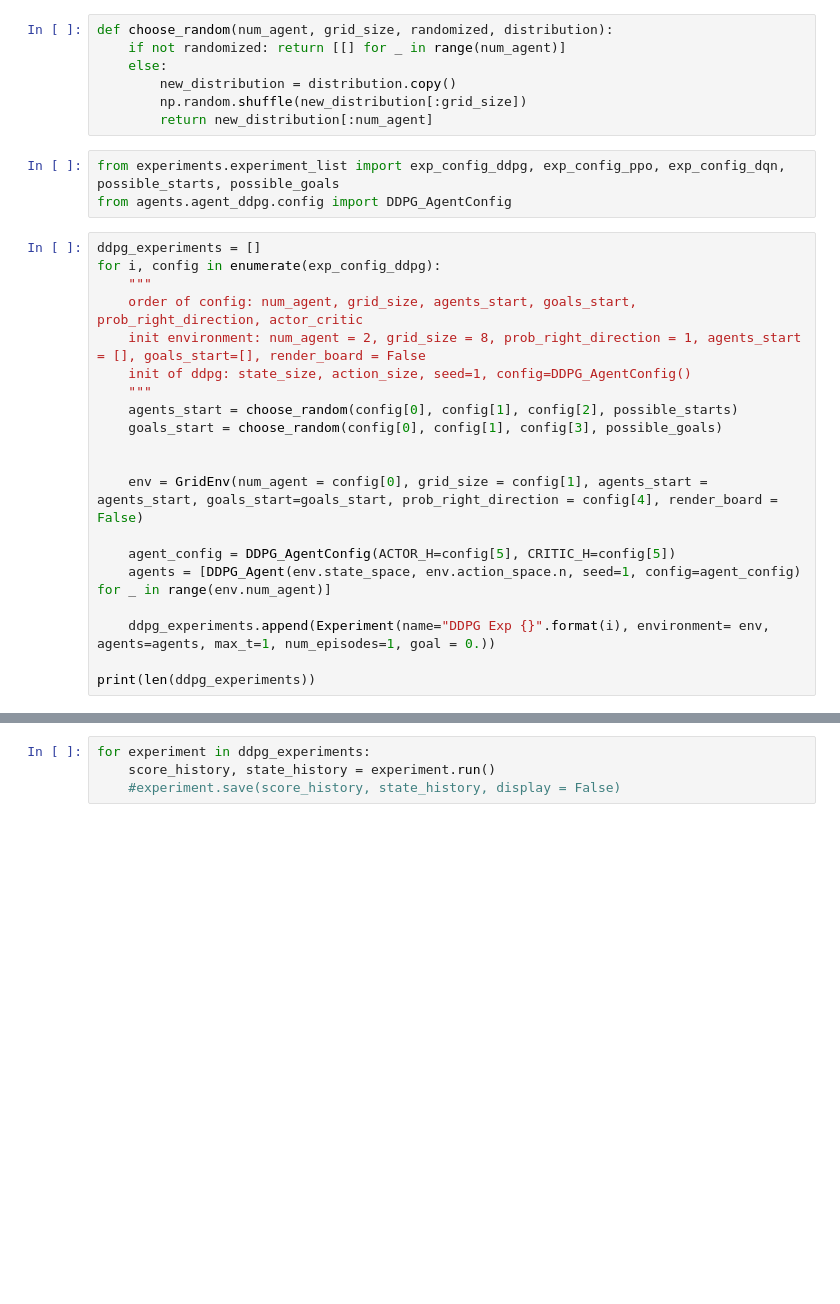
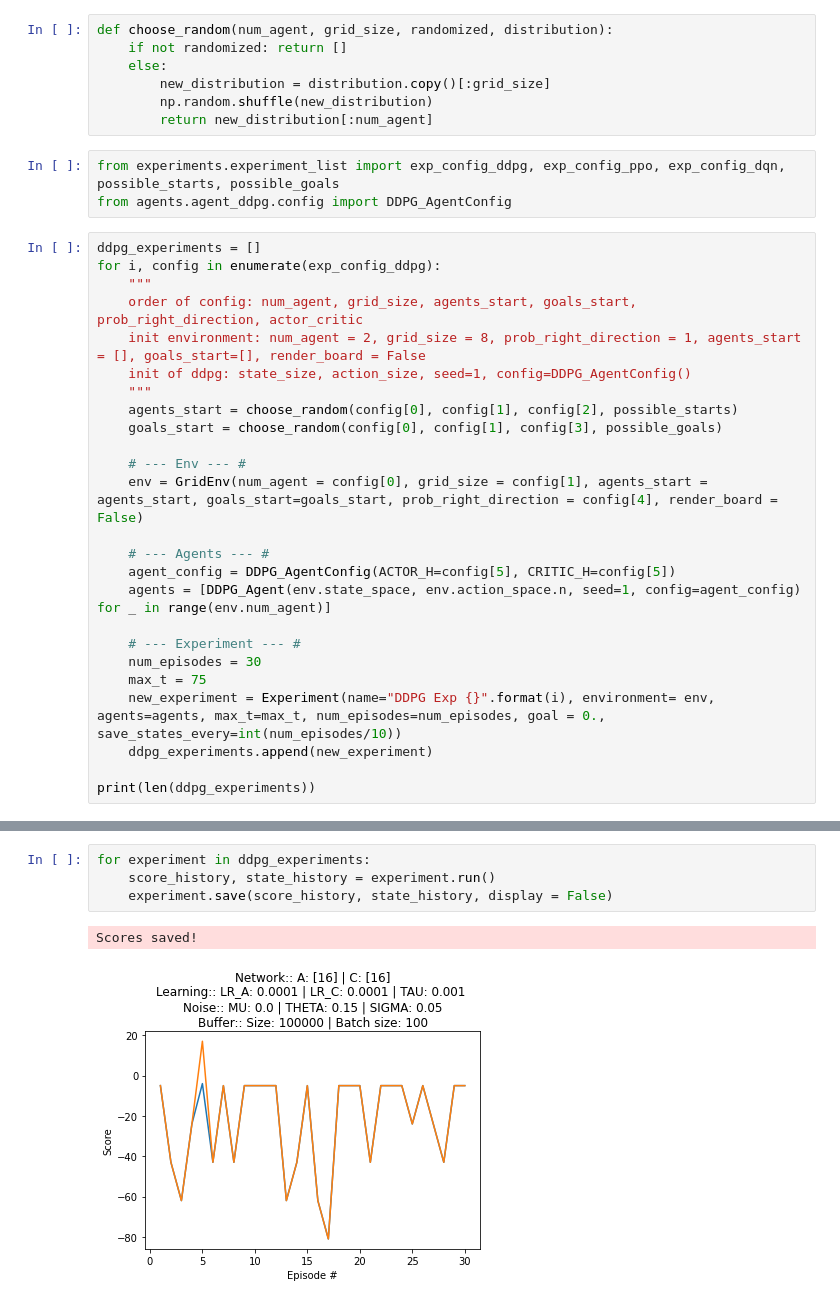
Before and after one commit to applied-exploration/multi-drl, a Jupyter notebook: run_experiments.ipynb, the cells around one changed output, grey strips where cells are left out. Drawn from its saved outputs; the diff is of its cells as text; blank space fills up the shorter version.

Commit message:
feat: Saving state to csv now works. (#28)
* feat: Saving state to csv now works.

* fix: Fixed parameters back.

```diff
--- a/run_experiments.ipynb
+++ b/run_experiments.ipynb
@@ -22,10 +22,10 @@ from experiments.experiment import Experiment
 # Experiments with config files
 # %%
 def choose_random(num_agent, grid_size, randomized, distribution):
-    if not randomized: return [[] for _ in range(num_agent)]
+    if not randomized: return []
     else:
-        new_distribution = distribution.copy()
-        np.random.shuffle(new_distribution[:grid_size])
+        new_distribution = distribution.copy()[:grid_size]
+        np.random.shuffle(new_distribution)
         return new_distribution[:num_agent]
 # %%
 from experiments.experiment_list import exp_config_ddpg, exp_config_ppo, exp_config_dqn, possible_starts, possible_goals
@@ -41,13 +41,18 @@ for i, config in enumerate(exp_config_ddpg):
     agents_start = choose_random(config[0], config[1], config[2], possible_starts)
     goals_start = choose_random(config[0], config[1], config[3], possible_goals)
 
-
+    # --- Env --- #
     env = GridEnv(num_agent = config[0], grid_size = config[1], agents_start = agents_start, goals_start=goals_start, prob_right_direction = config[4], render_board = False)
 
+    # --- Agents --- #
     agent_config = DDPG_AgentConfig(ACTOR_H=config[5], CRITIC_H=config[5])
     agents = [DDPG_Agent(env.state_space, env.action_space.n, seed=1, config=agent_config) for _ in range(env.num_agent)]
 
-    ddpg_experiments.append(Experiment(name="DDPG Exp {}".format(i), environment= env, agents=agents, max_t=1, num_episodes=1, goal = 0.))
+    # --- Experiment --- #
+    num_episodes = 30
+    max_t = 75
+    new_experiment = Experiment(name="DDPG Exp {}".format(i), environment= env, agents=agents, max_t=max_t, num_episodes=num_episodes, goal = 0., save_states_every=int(num_episodes/10))
+    ddpg_experiments.append(new_experiment)
 
 print(len(ddpg_experiments))
 # %% [output]
@@ -60,4 +60,7 @@ print(len(ddpg_experiments))
 # %%
 for experiment in ddpg_experiments:
     score_history, state_history = experiment.run()
-    #experiment.save(score_history, state_history, display = False)
+    experiment.save(score_history, state_history, display = False)
+# %% [output]
+Scores saved!
+[figure, added]
```
Also changed, not shown: parts of 4 cells of this notebook, 14 other files.
